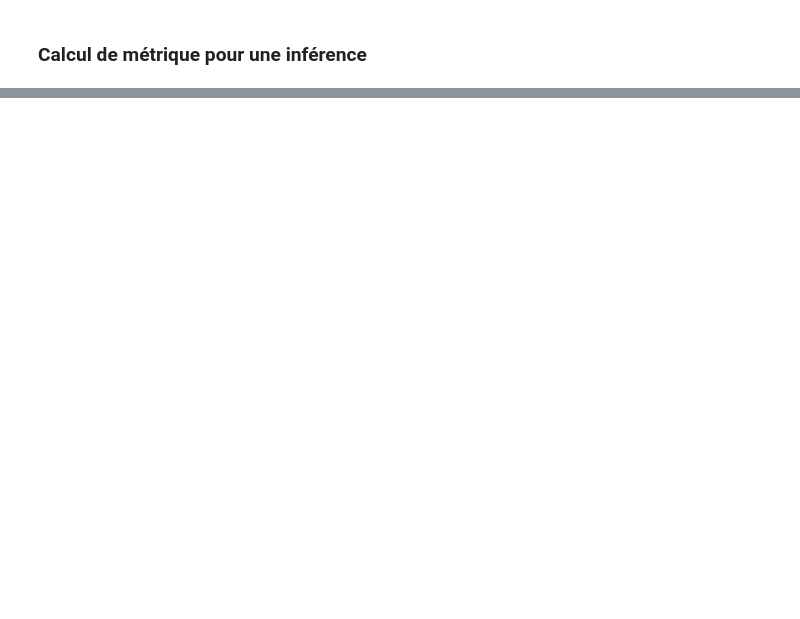
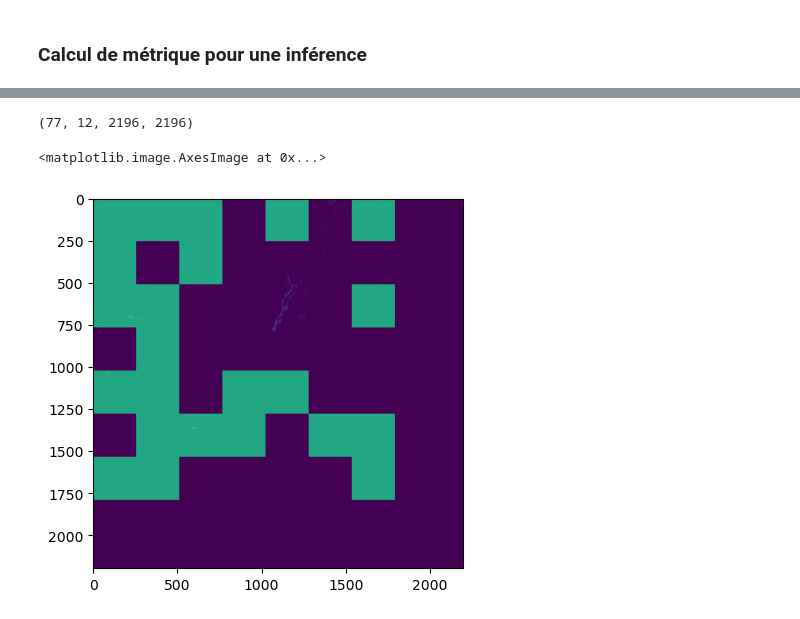
Before and after one commit to StephanePEILLET/U-TILISE, a Jupyter notebook: Inference_sample.ipynb, the cells around one changed output, grey strips where cells are left out. Saved outputs shown, nothing was run; the diff lists cells and outputs as text; code cells hidden in the pictures; blank space fills up the shorter version.

```diff
--- a/Inference_sample.ipynb
+++ b/Inference_sample.ipynb
@@ -211,0 +280,14 @@ torch.Size([1, 20, 10, 256, 256])
+# %%
+NUM_SEN2_BANDS = 12
+f = list_tif_aleatoire[0]
+dates_dict = json.load(open(dict_files_aleatoire[f.name]["json"]))
+print("Data analysis on file:", f.name)
+with rasterio.open(f) as src:
+    data = src.read()
+    print(f"Shape of the data: {data.shape}")
+    print(f"Data type: {data.dtype}")
+    print(f"Number of bands: {src.count}")
+    print(f"CRS: {src.crs}")
+    print(f"Transform: {src.transform}")
+
+    data = data.reshape(len(dates_dict), NUM_SEN2_BANDS, src.width, src.height)  # Assuming the data is reshaped to (time_steps, height, width, channels)
@@ -211,0 +303,9 @@ torch.Size([1, 20, 10, 256, 256])
+# %%
+print(data.shape)
+# %% [output]
+(77, 12, 2196, 2196)
+# %%
+plt.imshow(data[0, 10, :, :])
+# %% [output]
+<matplotlib.image.AxesImage at 0x...>
+[figure, added]
```
Also changed, not shown: parts of 23 cells of this notebook, 19 other files.
